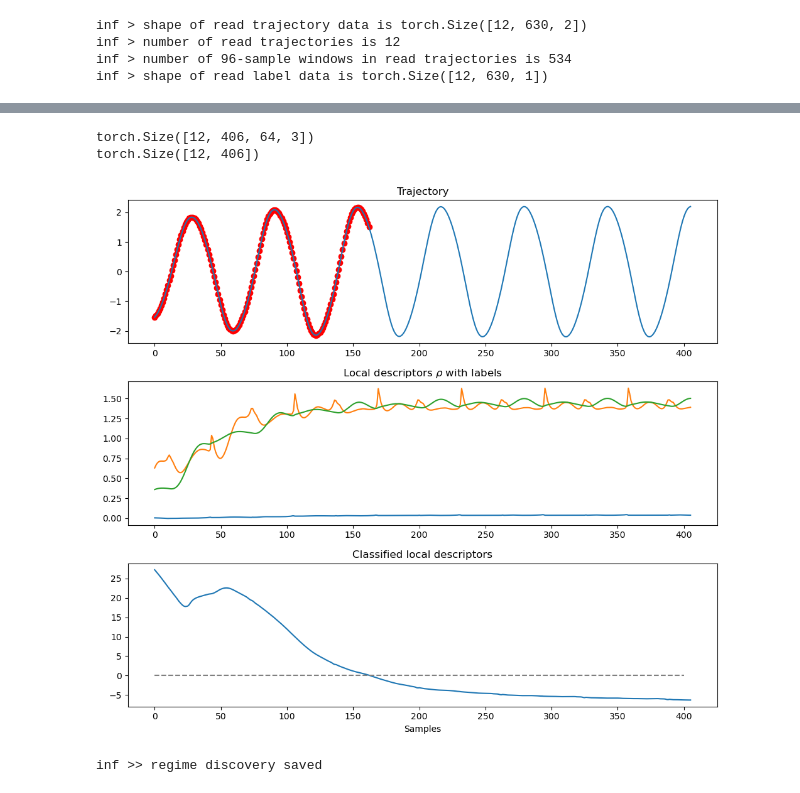
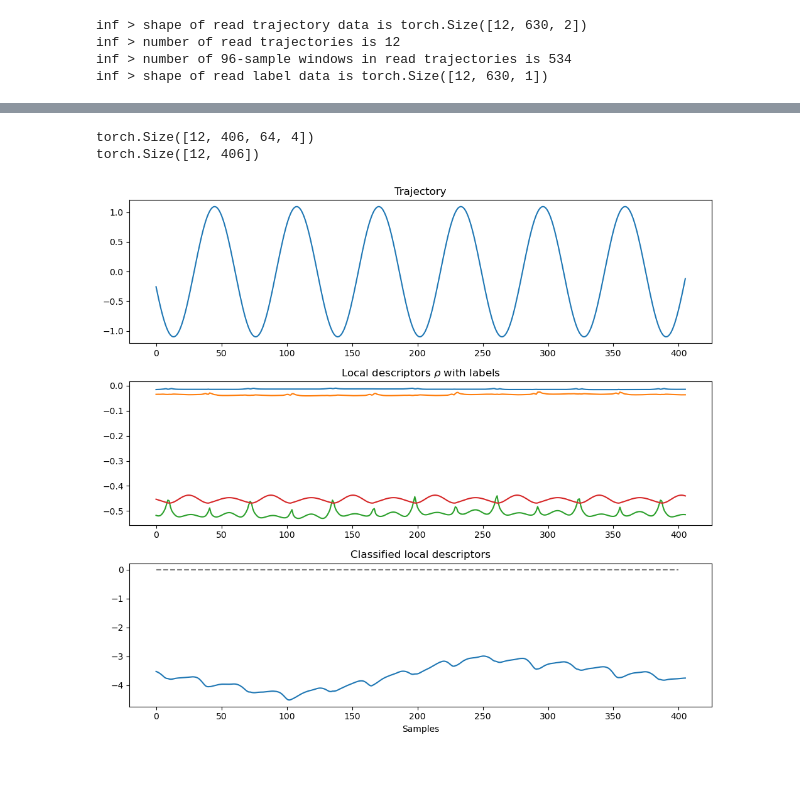
Before and after one commit to maalberg/kind, a Jupyter notebook: examples/regimes/vanderpol/02_regime_discover.ipynb, the cells around one changed output, grey strips where cells are left out. Drawn from its saved outputs; the diff is of its cells as text; code cells hidden in the pictures.

Commit message:
check different latent space sizes for regime discovery

```diff
--- a/examples/regimes/vanderpol/02_regime_discover.ipynb
+++ b/examples/regimes/vanderpol/02_regime_discover.ipynb
@@ -20,6 +20,8 @@ import util_nn
 import util_data
 # %%
 desc_dim_all = True
+scaling = 0
+latent_ndim = 4
 # %%
 class regime_dataset(torch.utils.data.Dataset):
 
@@ -171,7 +172,7 @@ def train_enc(back_enc, fore_enc, dataloader, nepoch=100, lag=1):
             loss_var_z = variance_loss(z)
             loss_var_h = variance_loss(h)
 
-            loss_slow = slow_feature_loss(z[:, 2], traj_id, center, lag=lag)
+            loss_slow = slow_feature_loss(z[:, -1], traj_id, center, lag=lag)
 
             loss = (
                 loss_future
@@ -255,7 +256,7 @@ descs_labels = np.stack(descs_labels)
 
 # --! optionally keep only certain dimensions
 if not desc_dim_all:
-    descs = descs[:, :, [2]]
+    descs = descs[:, :, [-1]]
 
 descs = torch.as_tensor(descs, dtype=torch.float32)
 
@@ -479,12 +474,12 @@ descs_labels = descs_labels[:, ::2]
 print(descs.shape)
 print(descs_labels.shape)
 # %% [output]
-torch.Size([12, 406, 64, 3])
+torch.Size([12, 406, 64, 4])
 torch.Size([12, 406])
 # %%
 # --! display classification results --!
 
-jtraj = 5
+jtraj = 11
 window = descs[jtraj]
 classes = []
 for w in window:
@@ -498,34 +493,34 @@ plt.figure(figsize=(10,9))
 x = backs[jtraj][:, -1, 0]
 x = x[desc_window_nsample:-desc_window_nsample]
 x = x[class_window_nsample:-class_window_nsample]
 
 t = np.arange(len(x))
 i_exc = classes[:, 0] < classes[:, 1]
 
 plt.subplot(3,1,1)
 plt.title('Trajectory')
 plt.plot(x)
 plt.scatter(t[i_exc], x[t[i_exc]], color='red')
 
 label = descs_labels[jtraj]
 x = window[:, class_window_nsample - 1]
 #t = np.arange(len(window))
 #i = label==1
 plt.subplot(3,1,2)
 plt.title('Local descriptors $\\rho$ with labels')
 plt.plot(x)
 #plt.scatter(t[i], x[t[i]], color='red')
 
 plt.subplot(3,1,3)
 plt.title('Classified local descriptors')
 plt.plot(classes[:, 1] - classes[:, 0])
 plt.plot([0, 400],[0, 0], linestyle='dashed', color='gray')
 plt.xlabel('Samples')
 
 plt.tight_layout()
 plt.show()
 # %% [output]
-[figure, old version]
+[figure, new version]
 # %%
 # --! save trained classifier --!
 
@@ -536,7 +531,7 @@ if saved:
 # %%
 # --! save data --!
 
-datasaved = True
+datasaved = False
 
 if datasaved:
     traj_i0 = 0
@@ -585,5 +580,3 @@ if datasaved:
     util_data.write_datafile(f'{result_dir}/vanderpol_labels', savedata, delim=' ')
 
     print(f'inf >> regime discovery saved')
-# %% [output]
-inf >> regime discovery saved
```
Also changed, not shown: parts of 7 cells of this notebook, 3 other files.
